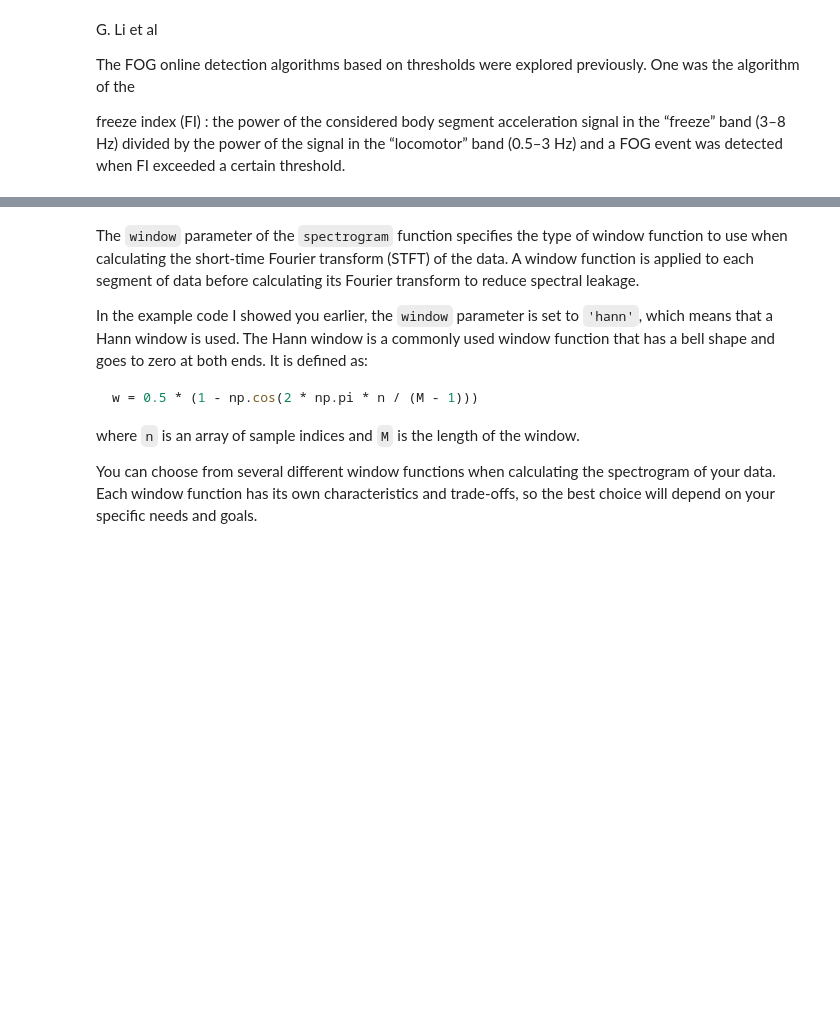
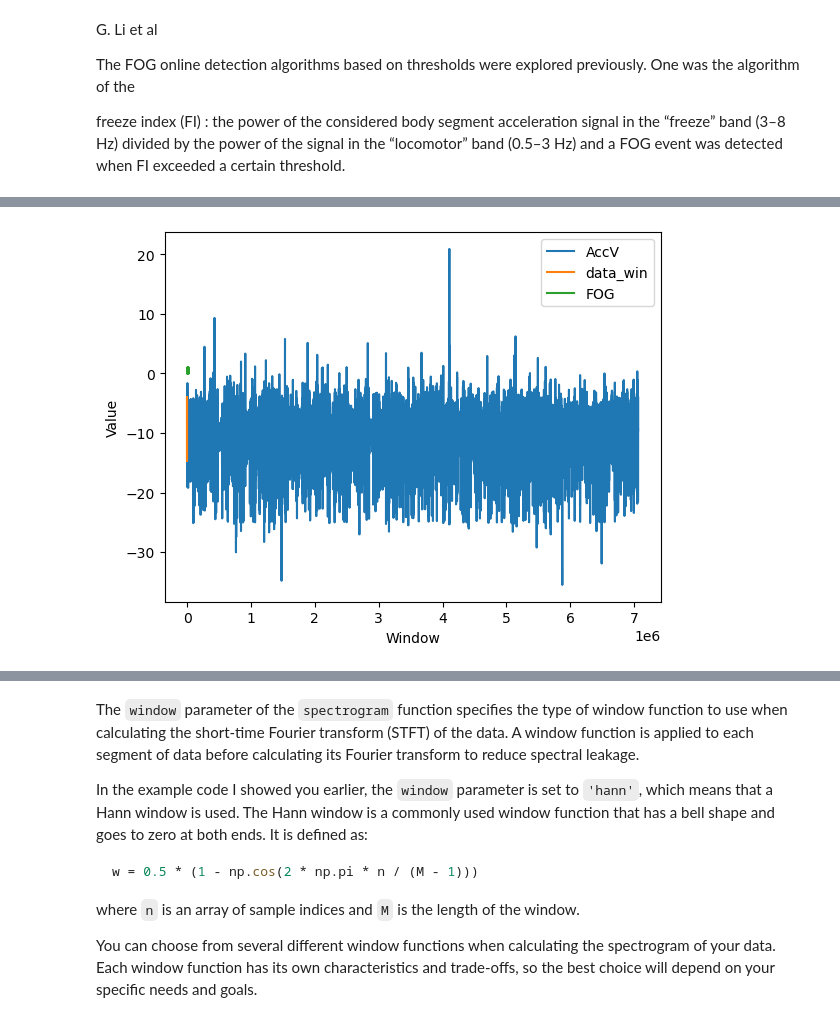
Before and after one commit to JO-HEEJIN/AI, a Jupyter notebook: fog-fi-by-momo.ipynb, the cells around one changed output, grey strips where cells are left out. Saved outputs shown, nothing was run; the diff lists cells and outputs as text; code cells hidden in the pictures; blank space fills up the shorter version.

```diff
--- a/fog-fi-by-momo.ipynb
+++ b/fog-fi-by-momo.ipynb
@@ -394,0 +377,18 @@ np.shape(acc)
+# %%
+# Plot the original acceleration data
+plt.plot(tdcs_acc, label='AccV')
+
+plt.plot(data_win, label ='data_win')
+
+# Plot the FOG events detected using both indices
+plt.plot(fi_fog, label='FOG')
+
+# Add a legend and labels
+plt.legend()
+plt.xlabel('Window')
+plt.ylabel('Value')
+
+# Show the plot
+plt.show()
+# %% [output]
+[figure, added]
```
Also changed, not shown: parts of 16 cells of this notebook.
